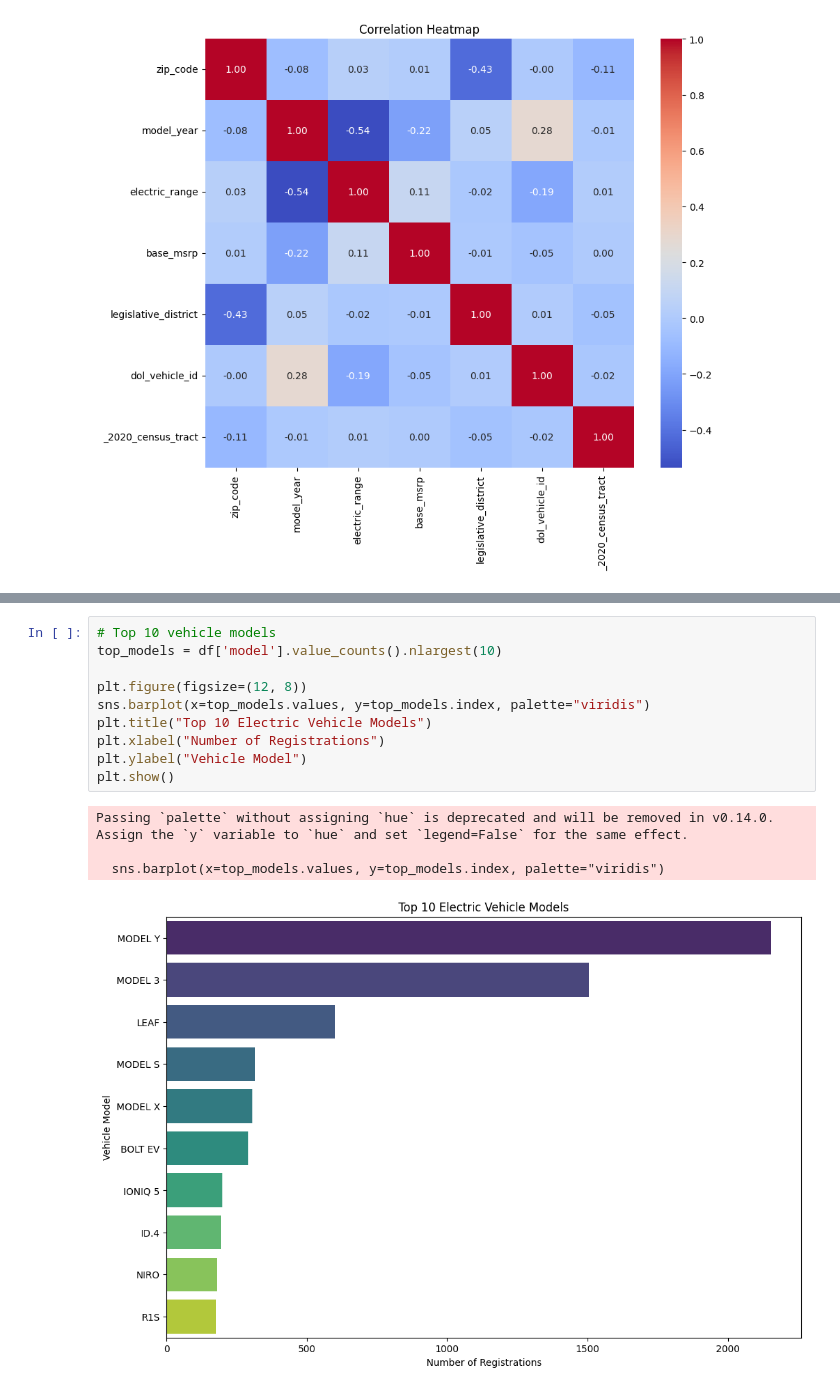
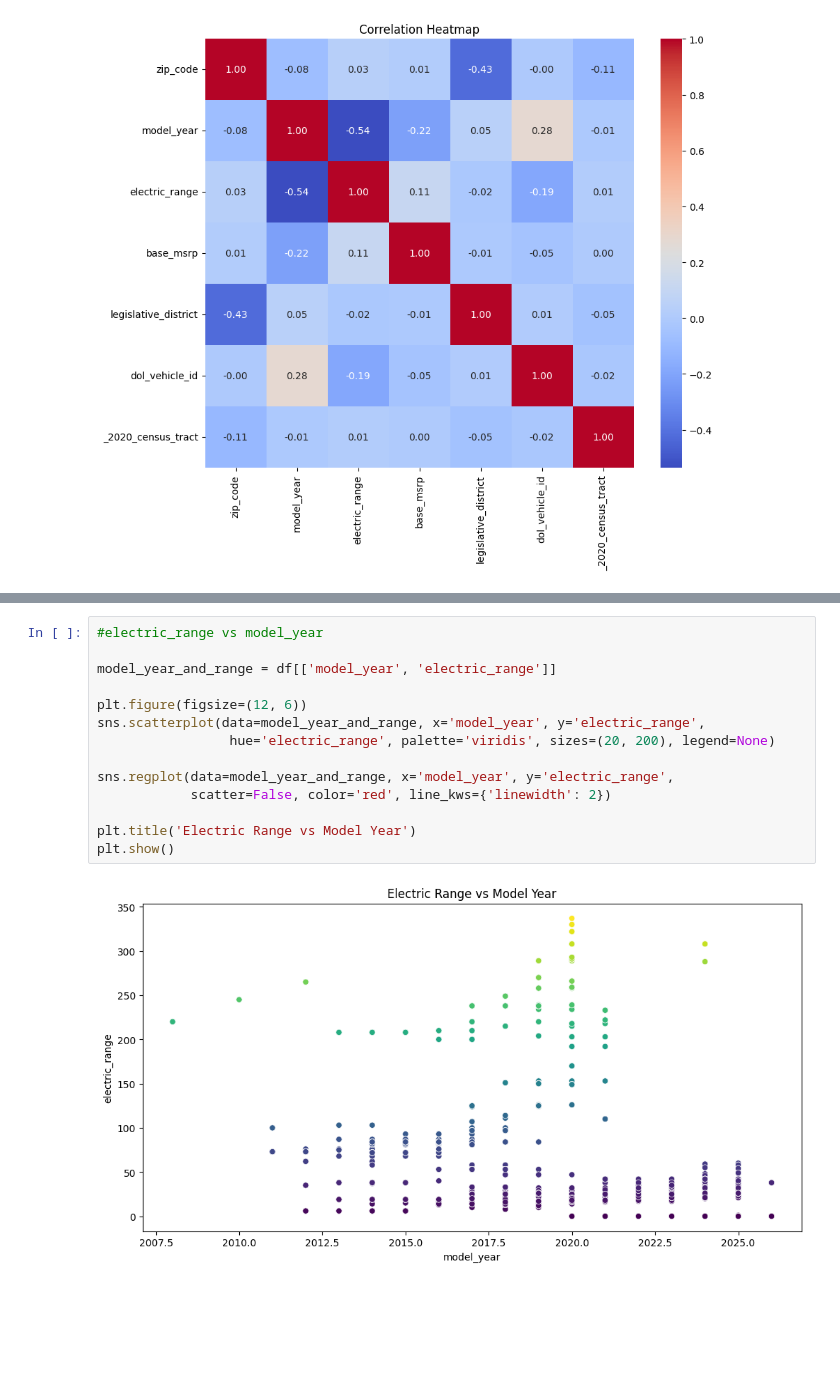
Before and after one commit to leo3622/electric_vehicle_registration, a Jupyter notebook: notebooks/eda.ipynb, the cells around one changed output, grey strips where cells are left out. Drawn from its saved outputs; the diff is of its cells as text; blank space fills up the shorter version.

```diff
--- a/notebooks/eda.ipynb
+++ b/notebooks/eda.ipynb
@@ -108,15 +111,16 @@ report.to_file("eda_report.html")
-# %%
-# Top 10 vehicle models
-top_models = df['model'].value_counts().nlargest(10)
-
-plt.figure(figsize=(12, 8))
-sns.barplot(x=top_models.values, y=top_models.index, palette="viridis")
-plt.title("Top 10 Electric Vehicle Models")
-plt.xlabel("Number of Registrations")
-plt.ylabel("Vehicle Model")
-plt.show()
-# %% [output]
-Passing `palette` without assigning `hue` is deprecated and will be removed in v0.14.0. Assign the `y` variable to `hue` and set `legend=False` for the same effect.
-
-  sns.barplot(x=top_models.values, y=top_models.index, palette="viridis")
-[figure, removed]
+# %%
+#electric_range vs model_year
+
+model_year_and_range = df[['model_year', 'electric_range']]
+
+plt.figure(figsize=(12, 6))
+sns.scatterplot(data=model_year_and_range, x='model_year', y='electric_range',
+                 hue='electric_range', palette='viridis', sizes=(20, 200), legend=None)
+
+sns.regplot(data=model_year_and_range, x='model_year', y='electric_range',
+            scatter=False, color='red', line_kws={'linewidth': 2})
+
+plt.title('Electric Range vs Model Year')
+plt.show()
+# %% [output]
+[figure, added]
```
Also changed, not shown: parts of 1 cell of this notebook, 1 other file.
